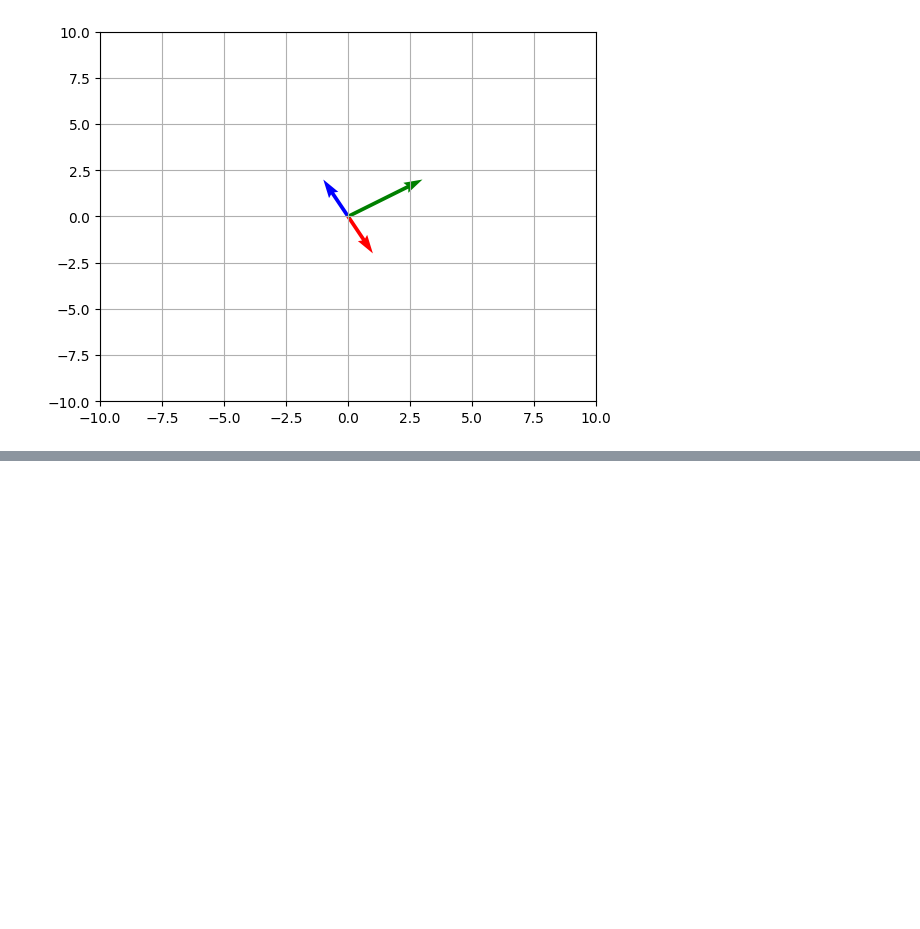
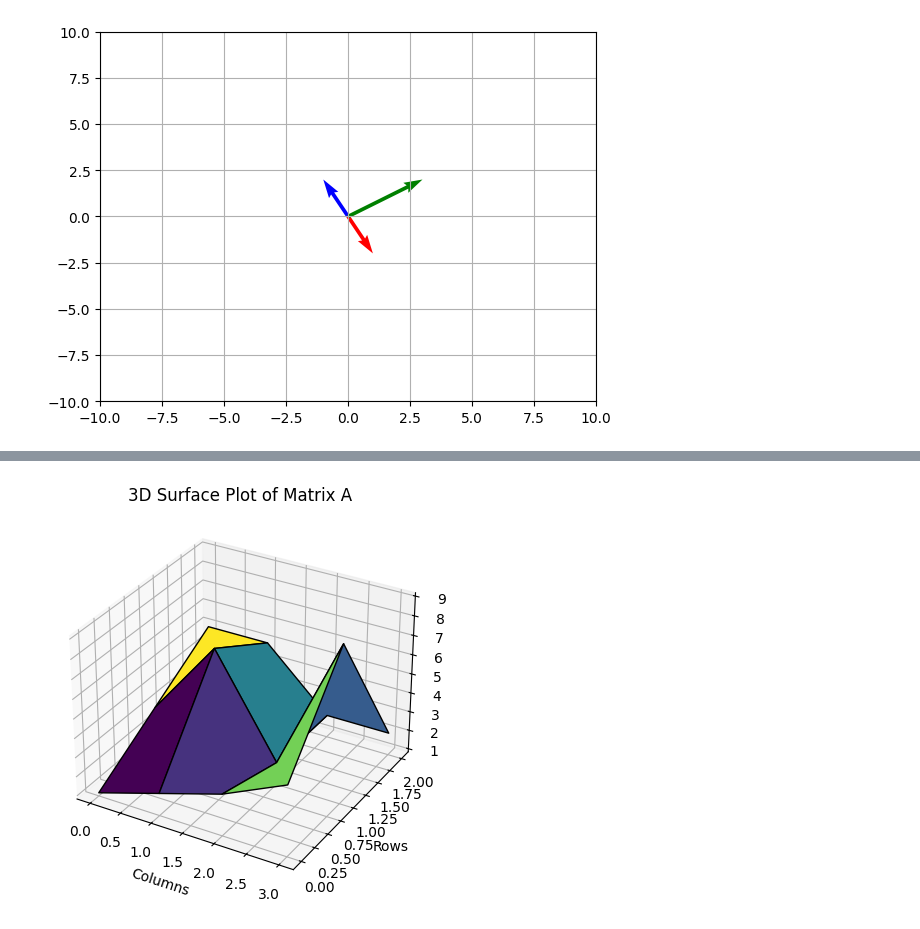
Before and after one commit to Metaphysicist1/FH-Kiel-Data-Science, a Jupyter notebook: MADS-MMS/04_tabular_data_tasks_solution.ipynb, the cells around one changed output, grey strips where cells are left out. Cells and saved outputs as stored; diff of their text form; code cells hidden in the pictures; blank space fills up the shorter version.

```diff
--- a/MADS-MMS/04_tabular_data_tasks_solution.ipynb
+++ b/MADS-MMS/04_tabular_data_tasks_solution.ipynb
@@ -25,0 +135,19 @@ array([4, 0])
+# %%
+from mpl_toolkits.mplot3d import Axes3D
+
+x = np.arange(A.shape[1])  # Columns
+y = np.arange(A.shape[0])  # Rows
+X, Y = np.meshgrid(x, y)   # Create grid
+Z = A                      # Heights from array
+
+fig = plt.figure(figsize=(7,5))
+ax = fig.add_subplot(111, projection='3d')
+ax.plot_surface(X, Y, Z, cmap='viridis', edgecolor='k')
+
+ax.set_xlabel('Columns')
+ax.set_ylabel('Rows')
+ax.set_zlabel('Values')
+plt.title("3D Surface Plot of Matrix A")
+plt.show()
+# %% [output]
+[figure, added]
```
Also changed, not shown: parts of 12 cells of this notebook.
